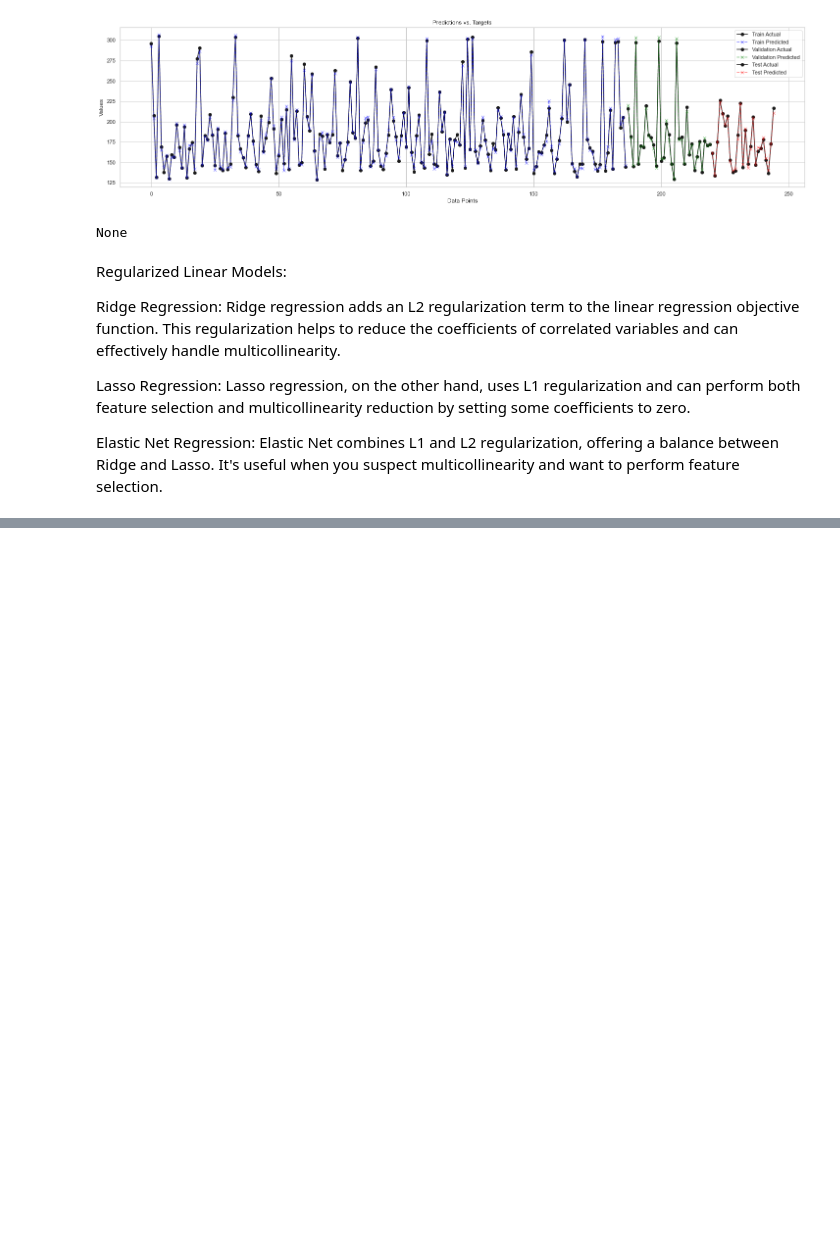
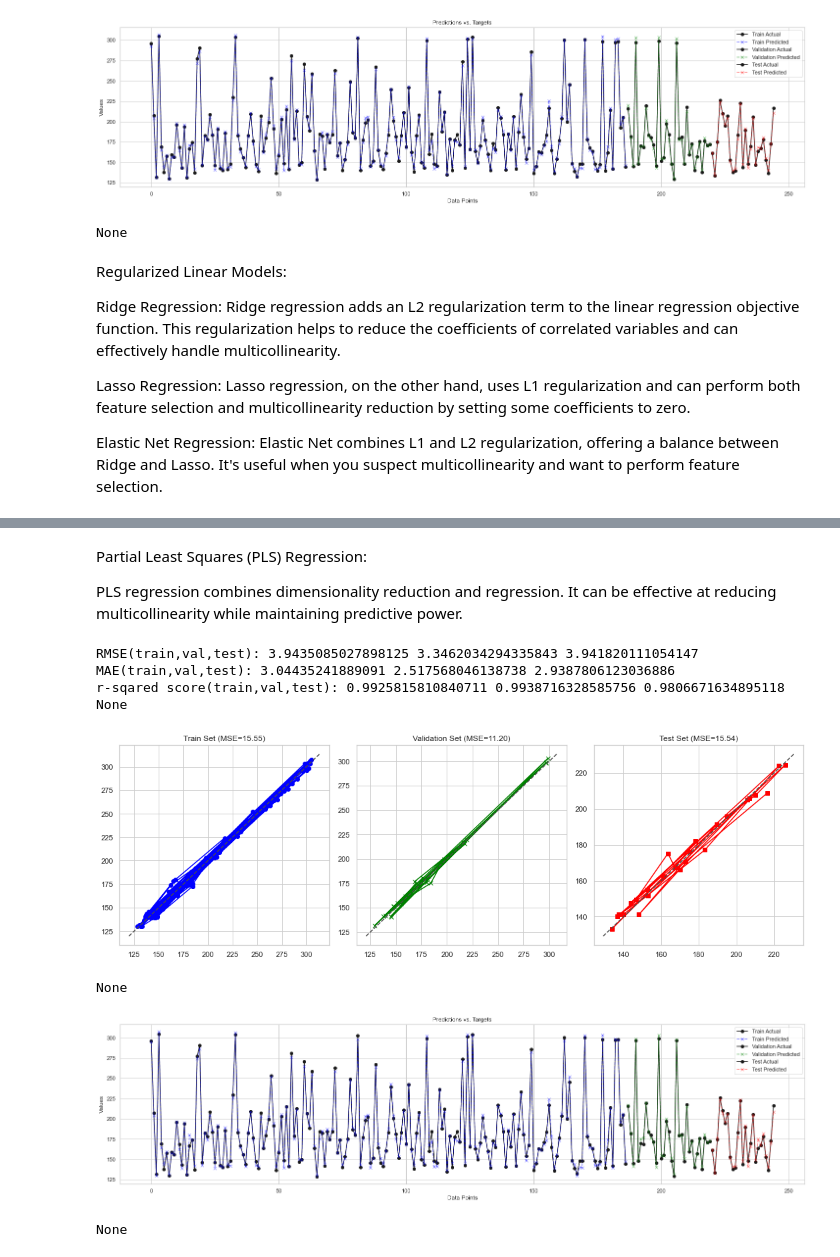
Before and after one commit to rbhattar07/HPI, a Jupyter notebook: main.ipynb, the cells around one changed output, grey strips where cells are left out. Drawn from its saved outputs; the diff is of its cells as text; code cells hidden in the pictures; blank space fills up the shorter version.

```diff
--- a/main.ipynb
+++ b/main.ipynb
@@ -467,0 +580,19 @@ None
+# %% [markdown]
+Partial Least Squares (PLS) Regression:
+
+PLS regression combines dimensionality reduction and regression. It can be effective at reducing multicollinearity while maintaining predictive power.
+# %%
+pls = PLSRegression(n_components=6).fit(train_inputs, train_target)
+
+print(evaluate(pls))
+print(plot_actual_vs_predicted(pls, train_inputs, val_inputs, test_inputs, train_target, val_target, test_target))
+print(plot_predictions_vs_targets(pls, train_inputs, train_target, val_inputs, val_target, test_inputs, test_target, title="Predictions vs. Targets"))
+# %% [output]
+RMSE(train,val,test): 3.9435085027898125 3.3462034294335843 3.941820111054147
+MAE(train,val,test): 3.04435241889091 2.517568046138738 2.9387806123036886
+r-sqared score(train,val,test): 0.9925815810840711 0.9938716328585756 0.9806671634895118
+None
+[figure, added]
+None
+[figure, added]
+None
```
Also changed, not shown: parts of 11 cells of this notebook.
